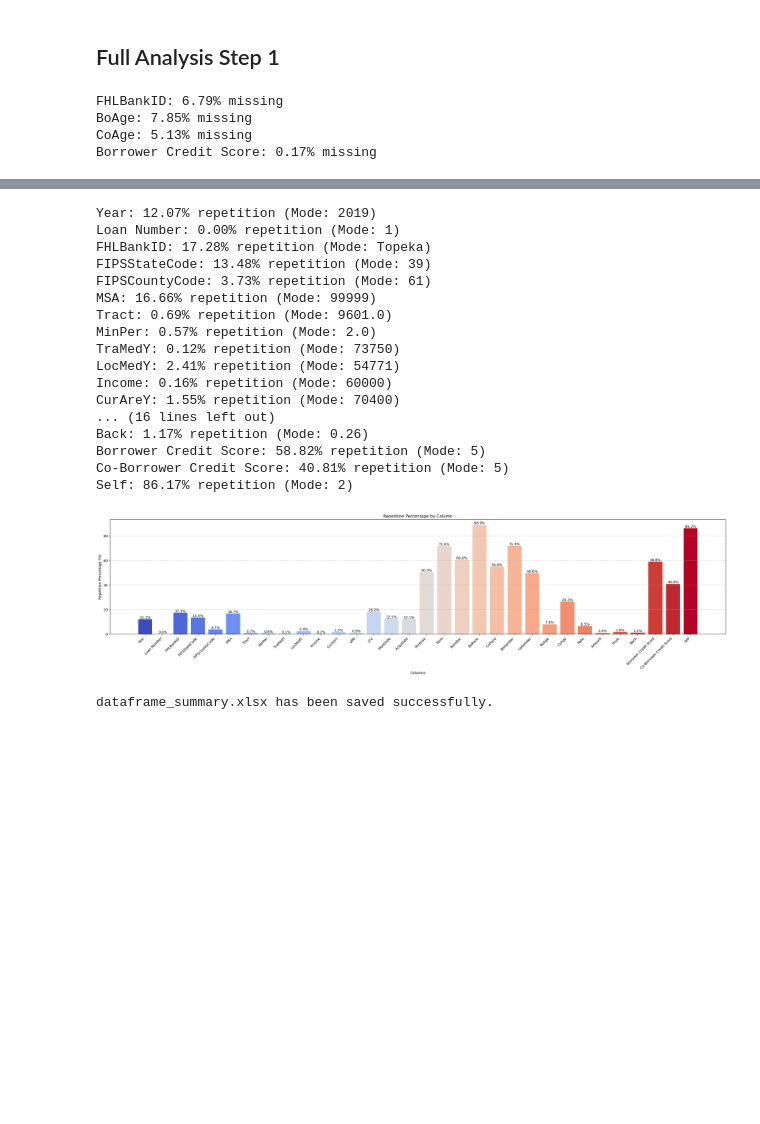
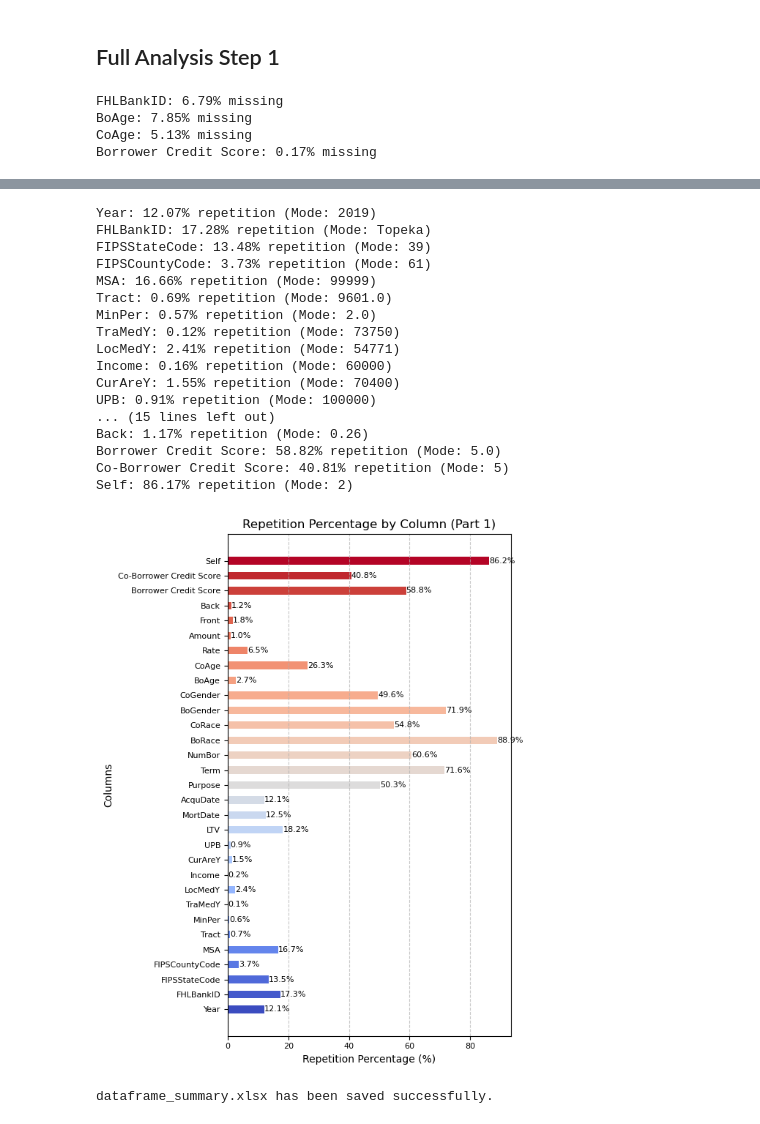
Before and after one commit to MatinMarjani/CIS890, a Jupyter notebook: merge.ipynb, the cells around one changed output, grey strips where cells are left out. Cells and saved outputs as stored; diff of their text form; code cells hidden in the pictures; blank space fills up the shorter version.

```diff
--- a/merge.ipynb
+++ b/merge.ipynb
@@ -56,6 +56,7 @@ merged_df = pd.concat(dataframes, ignore_index=True)
 
 # some feature handling ( consistency across different years based )
 merged_df.loc[merged_df['Year'].isin([2019, 2020, 2021]), 'Self'] = merged_df['Self'].map({0: 2, 1: 1})
+merged_df['CoAge'] = merged_df['CoAge'].replace(98, 998)
 
 output_file = os.path.join(directory, 'merged_data.csv')
 merged_df.to_csv(output_file, index=False)
@@ -446,33 +509,33 @@ Index(['Year', 'Loan Number', 'FHLBankID', 'FIPSStateCode', 'FIPSCountyCode',
 ## Full Analysis Step 1
 # %%
 df = pd.read_csv('merged_data_step_1_dropped.csv')
-df_missing = missing_percentage(df)
-df_repetition = mod_percentage(df)
+df_missing = missing_percentage(df, num_subplots = 1)
+df_repetition = mod_percentage(df, num_subplots = 1)
 df_final_summary = data_analysis(df, df_missing, df_repetition)
 df_final_summary
 # %% [output]
 FHLBankID: 6.79% missing
 BoAge: 7.85% missing
 CoAge: 5.13% missing
 Borrower Credit Score: 0.17% missing
 [figure]
 Year: 12.07% repetition (Mode: 2019)
-Loan Number: 0.00% repetition (Mode: 1)
 FHLBankID: 17.28% repetition (Mode: Topeka)
 FIPSStateCode: 13.48% repetition (Mode: 39)
 FIPSCountyCode: 3.73% repetition (Mode: 61)
 MSA: 16.66% repetition (Mode: 99999)
 Tract: 0.69% repetition (Mode: 9601.0)
 MinPer: 0.57% repetition (Mode: 2.0)
 TraMedY: 0.12% repetition (Mode: 73750)
 LocMedY: 2.41% repetition (Mode: 54771)
 Income: 0.16% repetition (Mode: 60000)
 CurAreY: 1.55% repetition (Mode: 70400)
-... (16 lines left out)
+UPB: 0.91% repetition (Mode: 100000)
+... (15 lines left out)
 Back: 1.17% repetition (Mode: 0.26)
-Borrower Credit Score: 58.82% repetition (Mode: 5)
+Borrower Credit Score: 58.82% repetition (Mode: 5.0)
 Co-Borrower Credit Score: 40.81% repetition (Mode: 5)
 Self: 86.17% repetition (Mode: 2)
-[figure, old version]
+[figure, new version]
 dataframe_summary.xlsx has been saved successfully.
 |  | Column | Data Type | Unique Values | Most Common Value_x | Most Common Count | Min | Max | Mean | ... |
```
Also changed, not shown: parts of 7 cells of this notebook.
